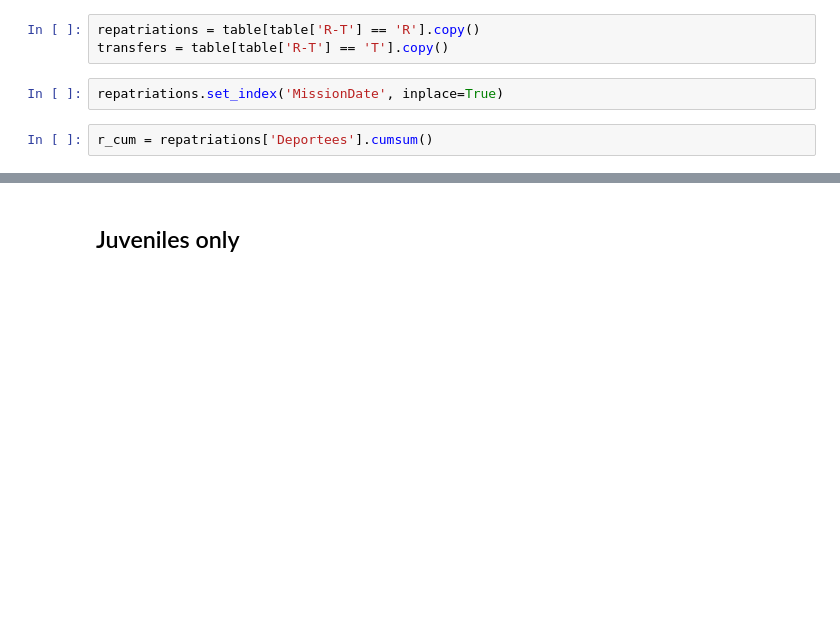
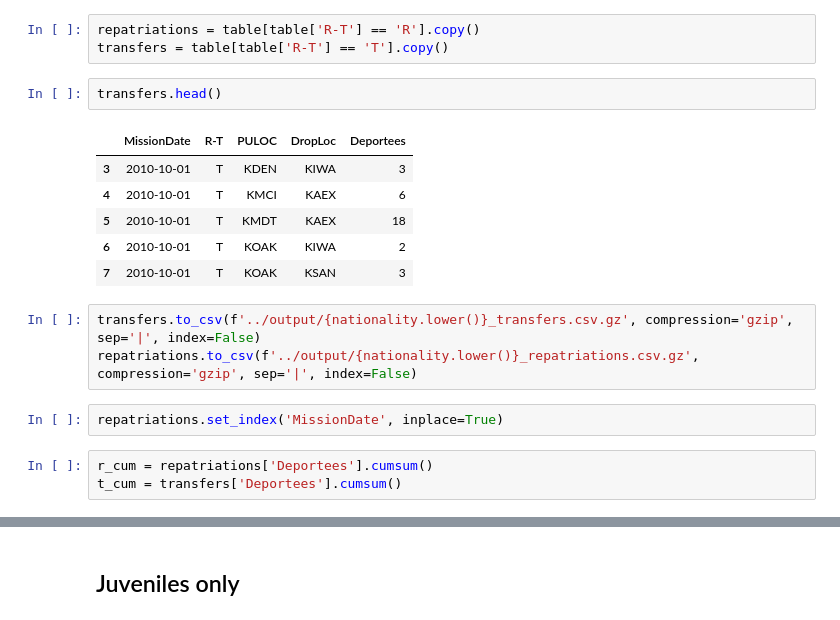
Before and after one commit to UWCHR/ice-air, a Jupyter notebook: analyze/note/analyze.ipynb, the cells around one changed output, grey strips where cells are left out. Cells and saved outputs as stored; diff of their text form; blank space fills up the shorter version.

```diff
--- a/analyze/note/analyze.ipynb
+++ b/analyze/note/analyze.ipynb
@@ -584,10 +583,23 @@ table = groupby['AlienMasterID'].nunique().reset_index(name='Deportees')
 # %%
 repatriations = table[table['R-T'] == 'R'].copy()
 transfers = table[table['R-T'] == 'T'].copy()
+# %%
+transfers.head()
+# %% [output]
+|  | MissionDate | R-T | PULOC | DropLoc | Deportees |
+| 3 | 2010-10-01 | T | KDEN | KIWA | 3 |
+| 4 | 2010-10-01 | T | KMCI | KAEX | 6 |
+| 5 | 2010-10-01 | T | KMDT | KAEX | 18 |
+| 6 | 2010-10-01 | T | KOAK | KIWA | 2 |
+| 7 | 2010-10-01 | T | KOAK | KSAN | 3 |
+# %%
+transfers.to_csv(f'../output/{nationality.lower()}_transfers.csv.gz', compression='gzip', sep='|', index=False)
+repatriations.to_csv(f'../output/{nationality.lower()}_repatriations.csv.gz', compression='gzip', sep='|', index=False)
 # %%
 repatriations.set_index('MissionDate', inplace=True)
 # %%
 r_cum = repatriations['Deportees'].cumsum()
+t_cum = transfers['Deportees'].cumsum()
 # %%
 r_cum.plot();
 # %% [output]
```
Also changed, not shown: parts of 12 cells of this notebook, 9 other files.
